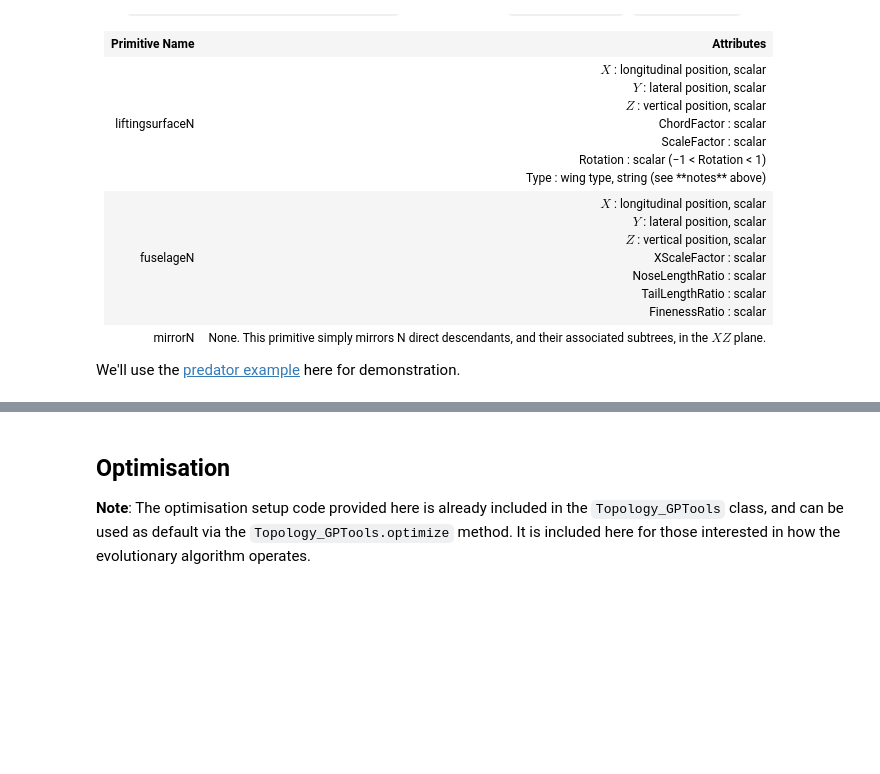
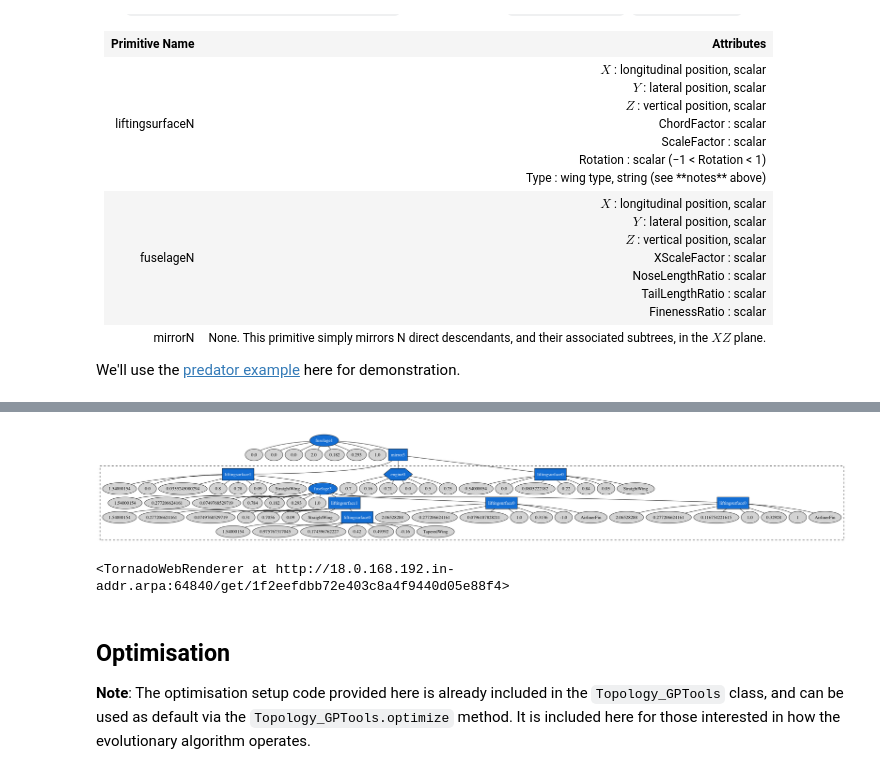
Before and after one commit to p-chambers/occ_airconics, a Jupyter notebook: examples/notebooks/evolve_aircraft_configuration.ipynb, the cells around one changed output, grey strips where cells are left out. Drawn from its saved outputs; the diff is of its cells as text; code cells hidden in the pictures; blank space fills up the shorter version.

```diff
--- a/examples/notebooks/evolve_aircraft_configuration.ipynb
+++ b/examples/notebooks/evolve_aircraft_configuration.ipynb
@@ -314,35 +327,38 @@ primitives_array = [
         "Z": 0.1,
         "ChordFactor": 1.0,
         "ScaleFactor": 0.4,
         "Rotation": -1.0,
         "Type": "AirlinerFin"
     }
   },
   {
     "primitive": "liftingsurface0",
     "args": {
         "X": 0.67,
         "Y": 0.0,
         "Z": 0.9,
         "ChordFactor": 1.0,
         "ScaleFactor": 0.42,
         "Rotation": 1,
         "Type": "AirlinerFin"
     }
   }
 ]
 
-topo_tools = Topology_GPTools(MaxAttachments=3)
-topo = topo_tools.from_json(primitives_array)
+topo = Topology()
+topo.from_json(primitives_array)
 
 
 renderer = TornadoWebRenderer()
 
 topo.Display(renderer)
 
 display(Image(topo.pydot_graph().create_png()))
 
 renderer
+# %% [output]
+[figure, added]
+<TornadoWebRenderer at http://18.0.168.192.in-addr.arpa:64840/get/1f2eefdbb72e403c8a4f9440d05e88f4>
 # %% [markdown]
 ## Optimisation
 
```
Also changed, not shown: parts of 10 cells of this notebook, 1 other file.
